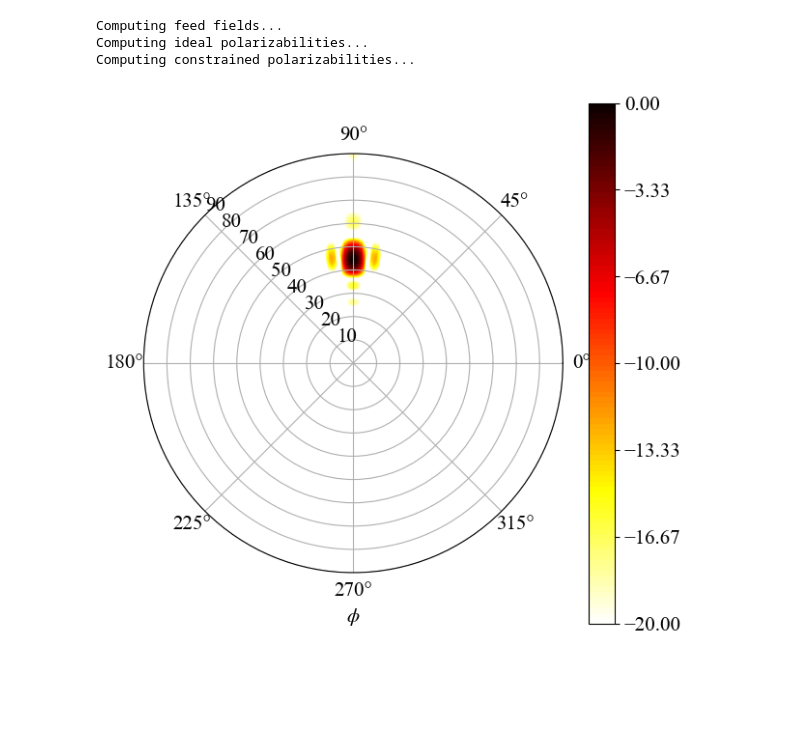
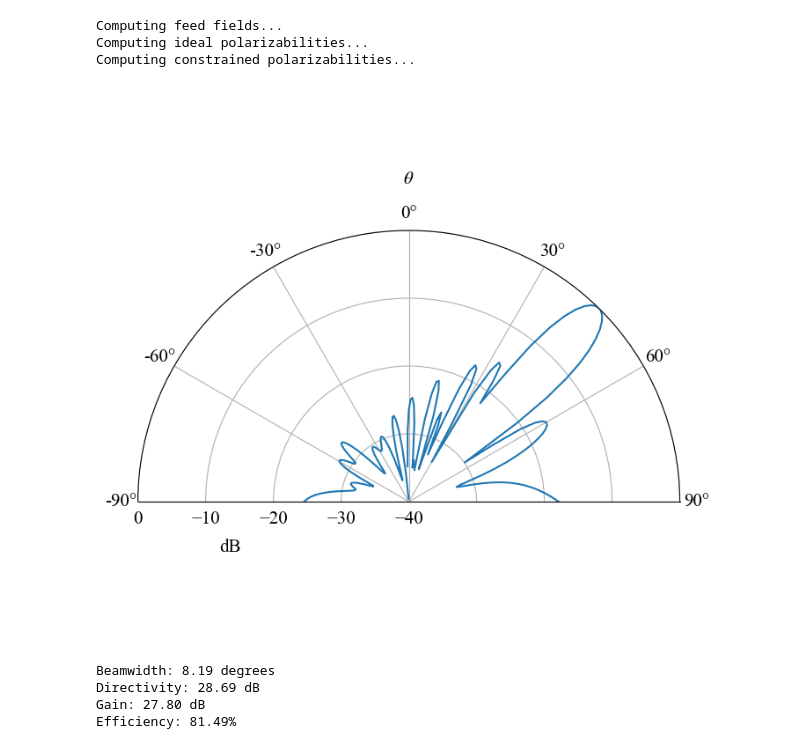
Before and after one commit to aaronvd/dipole-model-reflectarray, a Jupyter notebook: scripts/test.ipynb, the cells around one changed output. Saved outputs shown, nothing was run; the diff lists cells and outputs as text; code cells hidden in the pictures; blank space fills up the shorter version.

```diff
--- a/scripts/test.ipynb
+++ b/scripts/test.ipynb
@@ -69,17 +57,15 @@ Computing ideal polarizabilities...
 Computing constrained polarizabilities...
 # %%
 system1.propagate(delta_theta=1, delta_phi=2)
-# %%
-E_int = np.sum(np.abs(system1.compute.E_ff)**2, axis=1)
-E_plot = np.reshape(E_int, (system1.compute.theta.size, system1.compute.phi.size))
-fig, ax = plt.subplots(subplot_kw=dict(projection='polar'), figsize=(7,7))
-cs = ax.contourf(system1.compute.phi, system1.compute.theta*180/np.pi, 10*np.log10(E_plot/np.amax(E_plot)),
-            np.linspace(-20, 0, 100),
-            cmap=plt.cm.hot_r)
-ax.grid(True)
-ax.set_rlabel_position(135)
-fig.colorbar(cs, ticks=np.linspace(-20, 0, 7))
-plt.xlabel('$\phi$')
-plt.show()
-# %% [output]
-[figure, removed]
+# %%
+system1.plot_fields(plot_type='1D', phi_slice=90, dB_min=-40)
+# system1.plot_fields(plot_type='2D', dB_min=-40)
+# %% [output]
+[figure, added]
+# %%
+system1.calculate_beam_metrics()
+# %% [output]
+Beamwidth: 8.19 degrees
+Directivity: 28.69 dB
+Gain: 27.80 dB
+Efficiency: 81.49%
```
Also changed, not shown: parts of 3 cells of this notebook, 3 other files.
